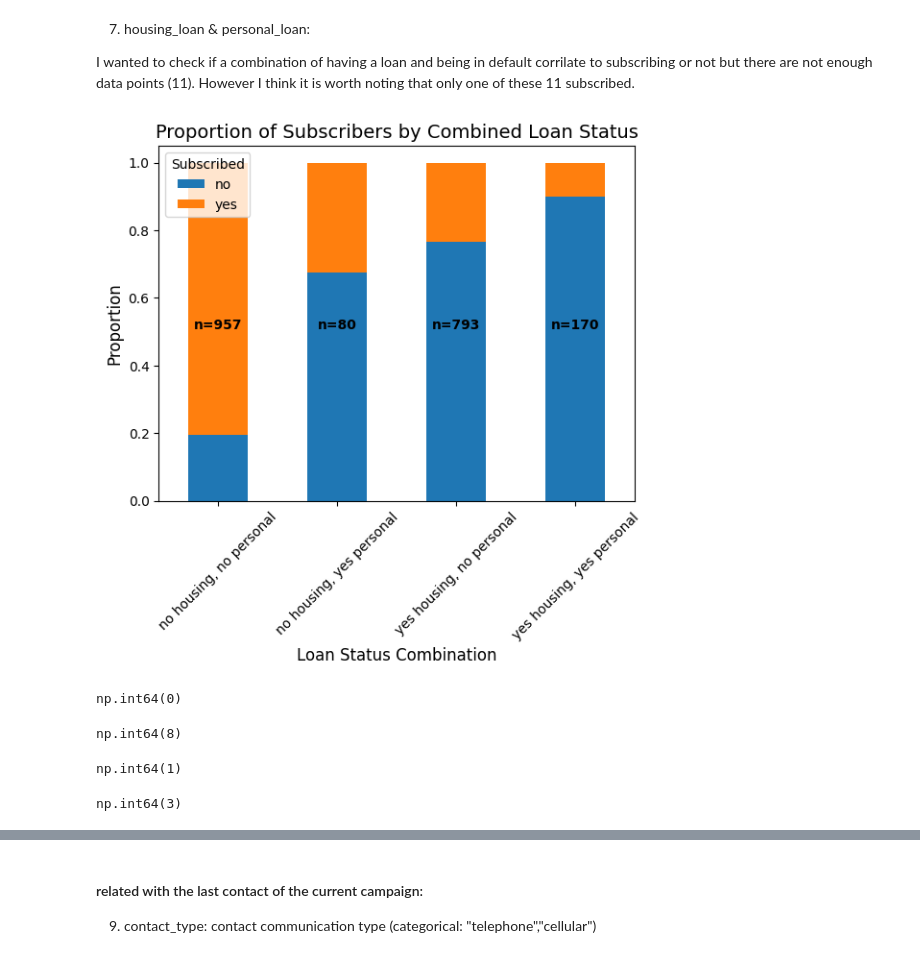
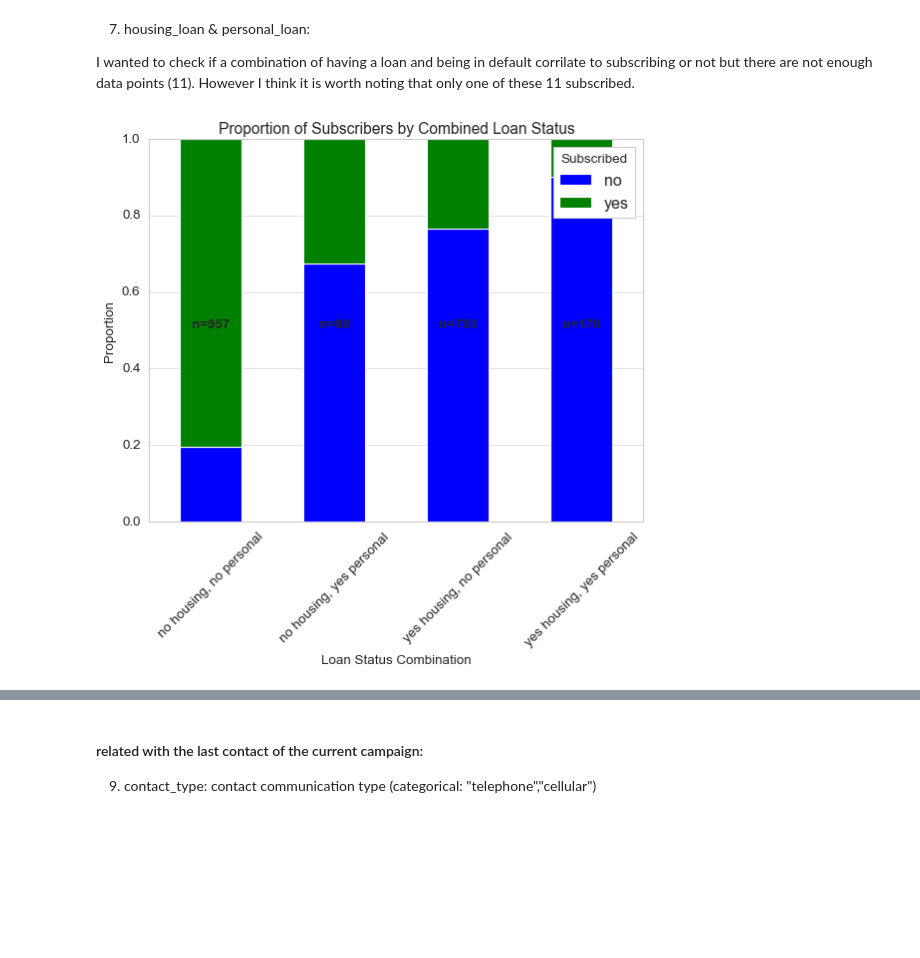
Before and after one commit to sean-meade/DA_Etivity_1, a Jupyter notebook: etivity1.ipynb, the cells around one changed output, grey strips where cells are left out. Saved outputs shown, nothing was run; the diff lists cells and outputs as text; code cells hidden in the pictures; blank space fills up the shorter version.

```diff
--- a/etivity1.ipynb
+++ b/etivity1.ipynb
@@ -14,3 +11,6 @@ ID: 10128921
 # %%
+# Set stylesheet for plots
+plt.style.use('classic')
+
 # Expand default number of rows printed for Pandas
 pd.options.display.max_rows = 600
@@ -293,0 +267,2 @@ Number of non-subscribers with no credit in default: 986/1000
+# %%
+df_plot = df.copy()
@@ -294,18 +312,16 @@ Number of non-subscribers with no credit in default: 986/1000
 # %%
-# Filter out 0 and NaN values
-filtered_df = df[(df['age'] > 0) & (df['age'].notna()) & (df['subscribed'].notna())].copy()
-
 # Create age groups
-filtered_df['age_group'] = np.where(filtered_df['age'] > 60, 'Above 60', 'Below 60')
+df_plot['age_group'] = np.where(df_plot['age'] > 60, 'Above 60', 'Below 60')
 
 # Group by age group and subscription status, then count
-grouped = filtered_df.groupby(['age_group', 'subscribed']).size().unstack()
+grouped = df_plot.groupby(['age_group', 'subscribed']).size().unstack()
 
 # Plot
-ax = grouped.plot(kind='bar', figsize=(10, 6))
+ax = grouped.plot(kind='bar')
 plt.title('Subscription Status by Age Group')
 plt.xlabel('Age Group')
 plt.ylabel('Count')
+plt.ylim((0, 1050))
 plt.xticks(rotation=0)
 
 # Add numbers above each bar
@@ -417,0 +500,20 @@ Number of zero balances: 86
+# %%
+# Set the style for a clean, professional look
+plt.figure(figsize=(10, 6))
+sns.set_style("whitegrid")
+
+# Create the boxplot
+sns.boxplot(x='subscribed', y='avg_yearly_balance', data=df_plot)
+
+# Customize the plot
+plt.title('Average Yearly Balance by Subscription Status', fontsize=16)
+plt.xlabel('Subscribed', fontsize=12)
+plt.ylabel('Average Yearly Balance', fontsize=12)
+
+# Add statistical summary
+plt.text(0.65, 0.95, f'Mean (Not Subscribed): {df_plot[df_plot["subscribed"] == "no"]["avg_yearly_balance"].mean():.2f}\n'
+			f'Mean (Subscribed): {df_plot[df_plot["subscribed"] == "yes"]["avg_yearly_balance"].mean():.2f}',
+			transform=plt.gca().transAxes,
+			verticalalignment='top',
+			horizontalalignment='right')
+plt.show()
@@ -422,46 +526,30 @@ Number of zero balances: 86
 I wanted to check if a combination of having a loan and being in default corrilate to subscribing or not but there are not enough data points (11). However I think it is worth noting that only one of these 11 subscribed.
 # %%
 # Create combined loan status subscribed
-df['loan_status'] = df['housing_loan'] + ' housing, ' + df['personal_loan'] + ' personal'
+df_plot['loan_status'] = df_plot['housing_loan'] + ' housing, ' + df_plot['personal_loan'] + ' personal'
 
 # Get total counts for each category
-loan_counts = df.groupby(['loan_status', 'subscribed']).size().unstack(fill_value=0)
+loan_counts = df_plot.groupby(['loan_status', 'subscribed']).size().unstack(fill_value=0)
 total_counts = loan_counts.sum(axis=1)
 
 # Calculate counts
-loan_counts = df.groupby(['loan_status', 'subscribed']).size().unstack(fill_value=0)
+loan_counts = df_plot.groupby(['loan_status', 'subscribed']).size().unstack(fill_value=0)
 loan_props = loan_counts.div(loan_counts.sum(axis=1), axis=0)
 
 # Plot stacked bars
 loan_props.plot(kind='bar', stacked=True, ax=plt.gca())
 plt.title('Proportion of Subscribers by Combined Loan Status', fontsize=14)
 
 # Add the total number of clients for each category
 for i, (idx, count) in enumerate(total_counts.items()):
     # Add label with category size at the top of each bar
     plt.text(i, 0.5, f"n={count:,}", ha='center', va='bottom', fontweight='bold')
 
 plt.xlabel('Loan Status Combination', fontsize=12)
 plt.ylabel('Proportion', fontsize=12)
 plt.legend(title='Subscribed')
 plt.xticks(rotation=45)
 
 plt.show()
 # %% [output]
-[figure, old version]
+[figure, new version]
-# %%
-((df['credit_in_default'] == 'yes') & (df['personal_loan'] == 'yes') & (df['subscribed'] == 'yes')).sum()
-# %% [output]
-np.int64(0)
-# %%
-((df['credit_in_default'] == 'yes') & (df['housing_loan'] == 'yes')).sum()
-# %% [output]
-np.int64(8)
-# %%
-((df['credit_in_default'] == 'yes') & (df['housing_loan'] == 'yes') & (df['subscribed'] == 'yes')).sum()
-# %% [output]
-np.int64(1)
-# %%
-((df['credit_in_default'] == 'yes') & (df['housing_loan'] == 'yes') & (df['personal_loan'] == 'yes')).sum()
-# %% [output]
-np.int64(3)
```
Also changed, not shown: parts of 99 cells of this notebook.
